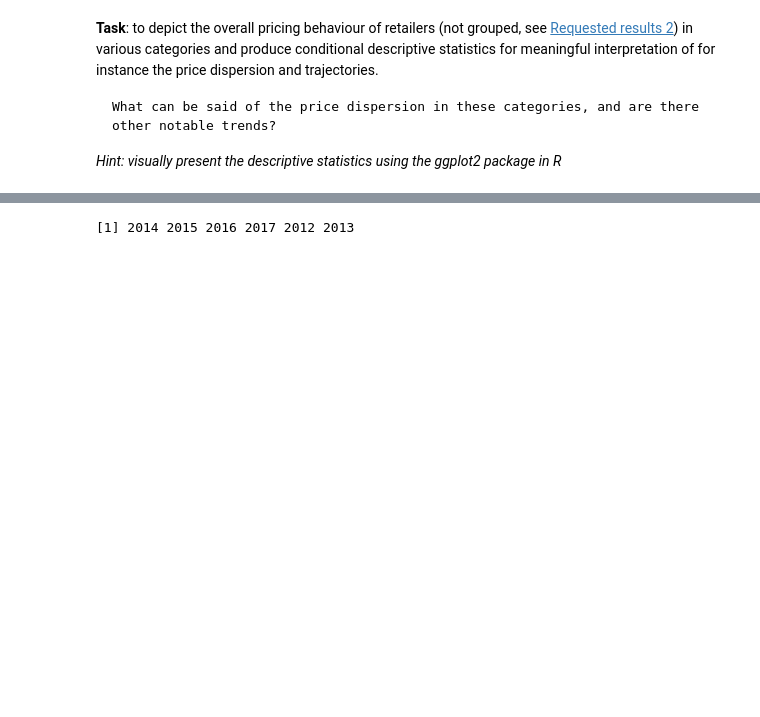
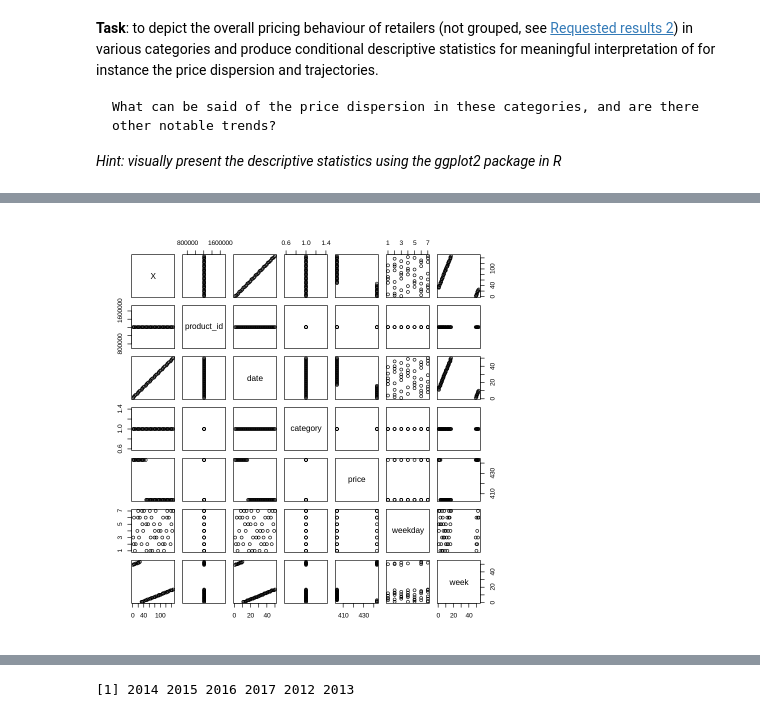
Before and after one commit to dnzengou/du_r, a Jupyter notebook: r-experiments/r_price-dispersion/r-project_scripts/home_assignement_timeseries_R.ipynb, the cells around one changed output, grey strips where cells are left out. Saved outputs shown, nothing was run; the diff lists cells and outputs as text; code cells hidden in the pictures; blank space fills up the shorter version.

```diff
--- a/r-experiments/r_price-dispersion/r-project_scripts/home_assignement_timeseries_R.ipynb
+++ b/r-experiments/r_price-dispersion/r-project_scripts/home_assignement_timeseries_R.ipynb
@@ -156,0 +248,11 @@ A psych: 14 × 8
+# %%
+# Let's focus on one of these categories, Xbox 360 in my case
+#xbox360 <- subset(data_pricing, category == "Xbox 360")
+
+## Or load csv files you would have saved previously
+xbox360 <- fread("xbox360.csv")
+# %%
+# remove the new index column created after saving as csv
+xbox360 <- subset(xbox360[, 2:15])
+
+tail(xbox360, 4)
@@ -156,0 +415,10 @@ A psych: 14 × 8
+# %%
+
+set.seed(123) # to shuffle the data in a way defined by the seed value
+# so that we always have the same dataset everytime seeding data
+
+sample_xbox360 = sample.split(xbox360, SplitRatio = .70)
+
+# Also build train and test datasets for later predictive analytics
+train_xbox360 = subset(xbox360, sample_xbox360 == TRUE)
+test_xbox360 = subset(xbox360, sample_xbox360 == FALSE)
@@ -156,0 +446,5 @@ A psych: 14 × 8
+# %%
+# Let's now plot this data subset, here the first 50 rows & 7 columns
+plot(test_xbox360[1:50, 1:7])
+# %% [output]
+[figure, added]
```
Also changed, not shown: parts of 207 cells of this notebook.
